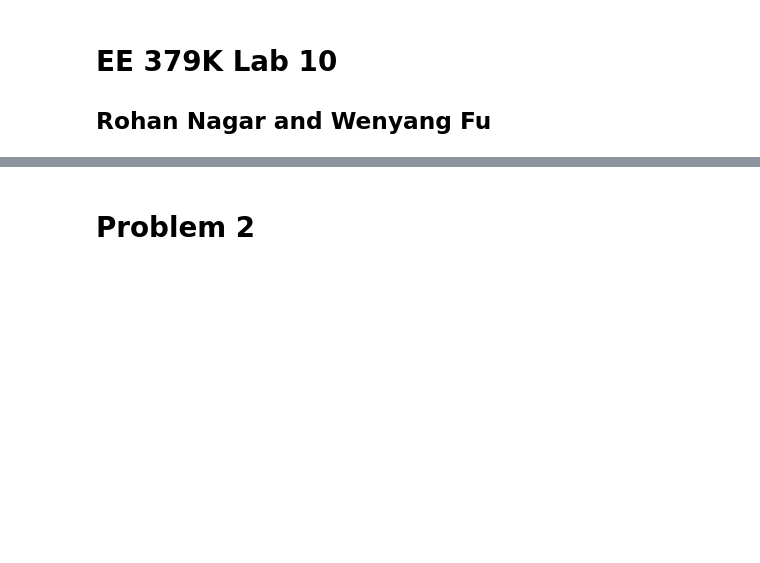
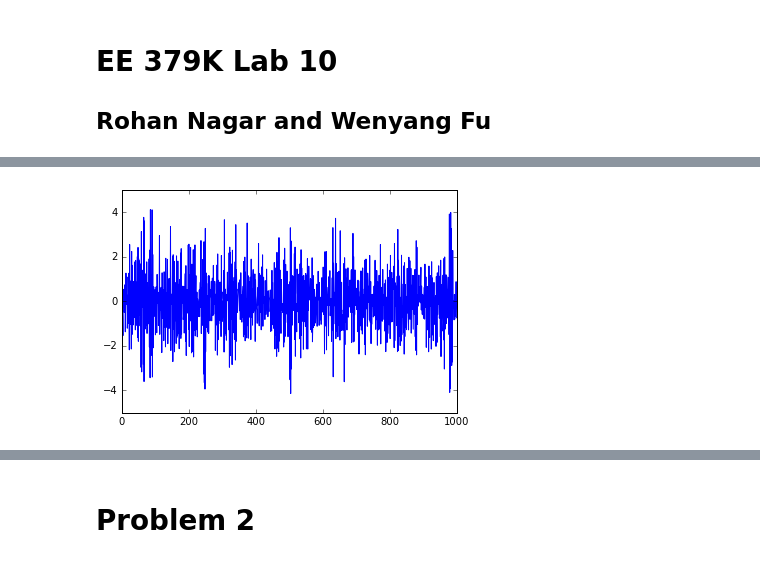
Before and after one commit to RohanNagar/datasciencelab-utaustin, a Jupyter notebook: lab10/lab10.ipynb, the cells around one changed output, grey strips where cells are left out. Cells and saved outputs as stored; diff of their text form; code cells hidden in the pictures; blank space fills up the shorter version.

```diff
--- a/lab10/lab10.ipynb
+++ b/lab10/lab10.ipynb
@@ -4,0 +16,25 @@
+# %%
+def autoregression(mean, var, num_points, coef, init):
+    points = []
+    ys = init
+    for _ in range(num_points):
+        next_point = np.dot(coef, ys) + np.random.normal(0, 1)
+        points.append(next_point)
+        ys.pop()
+        ys.insert(0, next_point)
+    plt.plot(points)
+    return points
+# %%
+a1 = -3/4
+a2 = -1/8
+y_minus1 = 1
+y_minus2 = 0
+coef = [a1, a2]
+init = [y_minus1, y_minus2]
+mean, var = (0, 1)
+
+ar = partial(autoregression, mean, var, 1000, coef, init)
+# %%
+l = ar()
+# %% [output]
+[figure, added]
```
Also changed, not shown: parts of 39 cells of this notebook.
